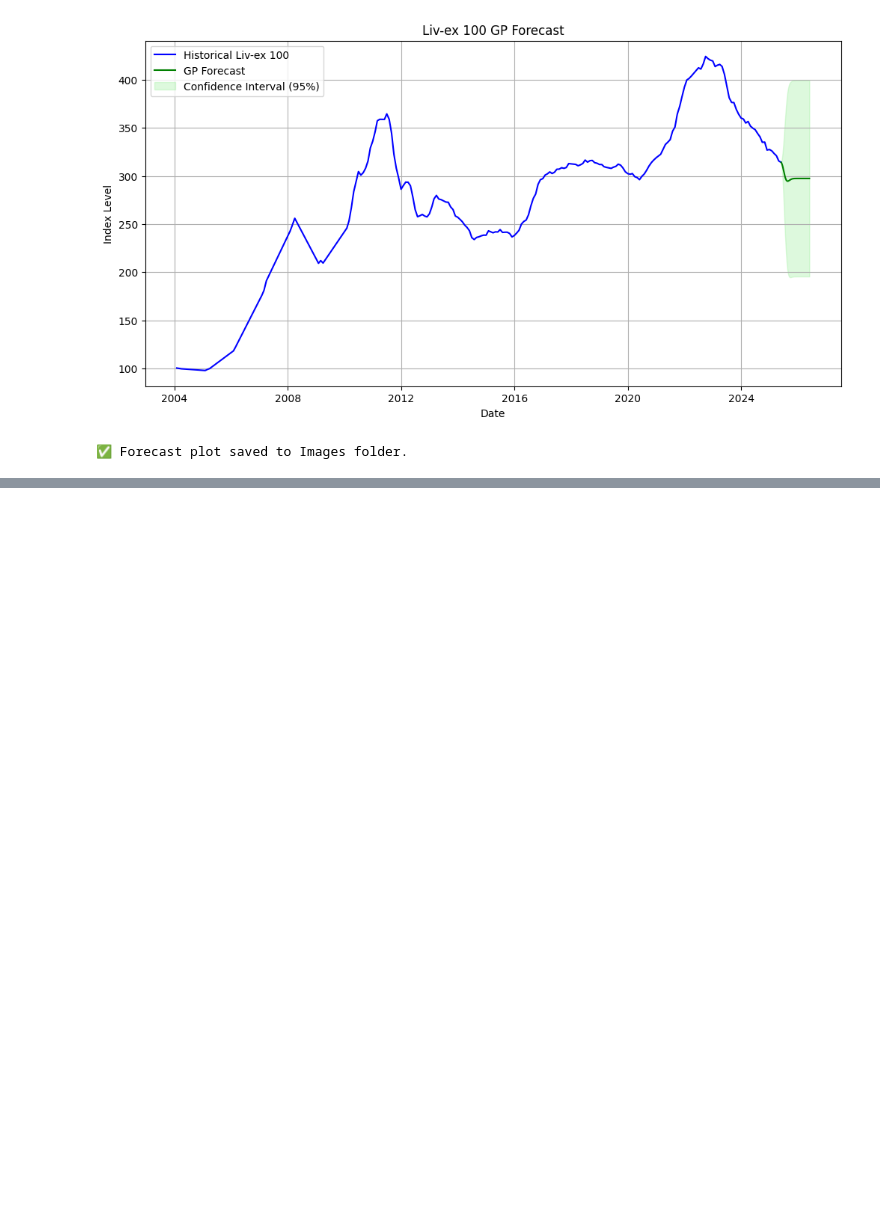
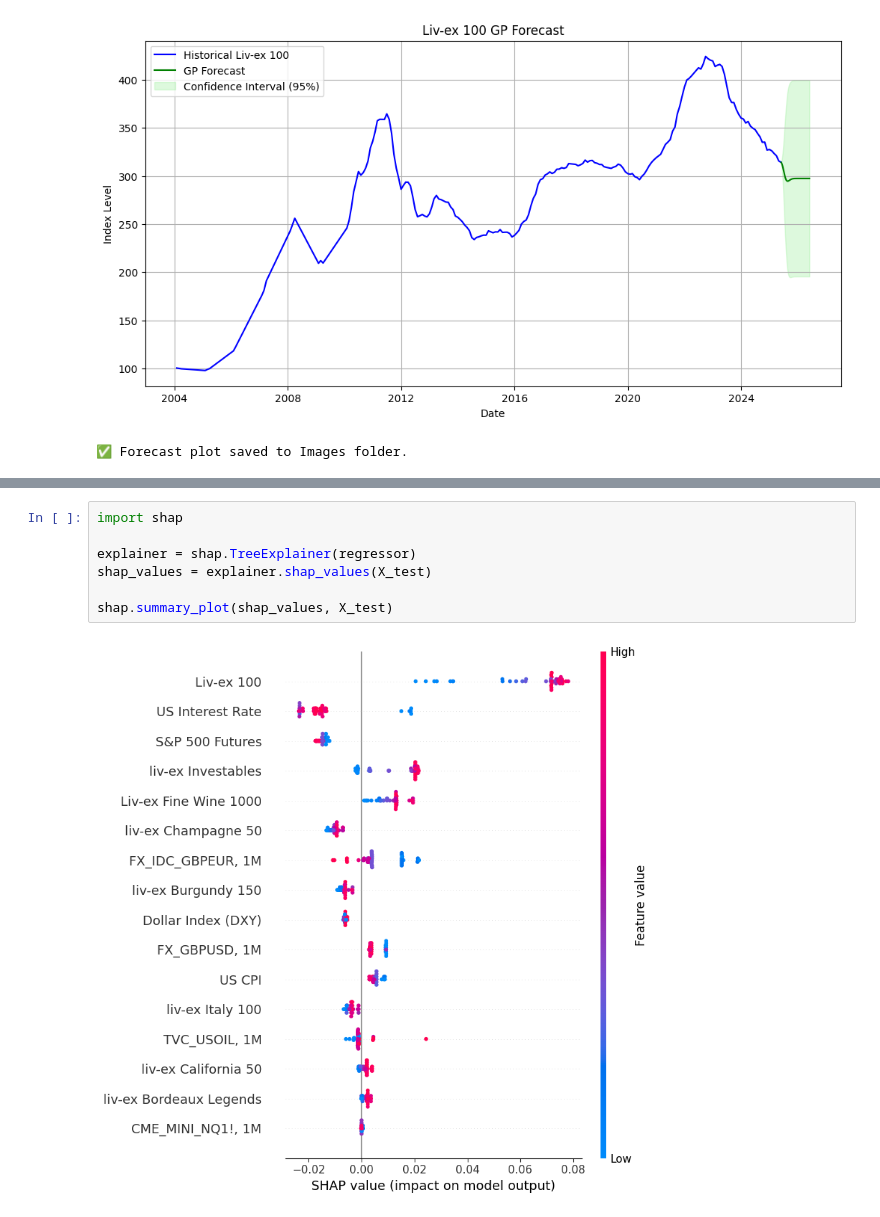
Before and after one commit to PaulRobertH/wine-ml-portfolio, a Jupyter notebook: DP5.ipynb, the cells around one changed output, grey strips where cells are left out. Saved outputs shown, nothing was run; the diff lists cells and outputs as text; blank space fills up the shorter version.

```diff
--- a/DP5.ipynb
+++ b/DP5.ipynb
@@ -121,0 +729,9 @@ print("✅ Forecast plot saved to Images folder.")
+# %%
+import shap
+
+explainer = shap.TreeExplainer(regressor)
+shap_values = explainer.shap_values(X_test)
+
+shap.summary_plot(shap_values, X_test)
+# %% [output]
+[figure, added]
```
Also changed, not shown: parts of 26 cells of this notebook.
